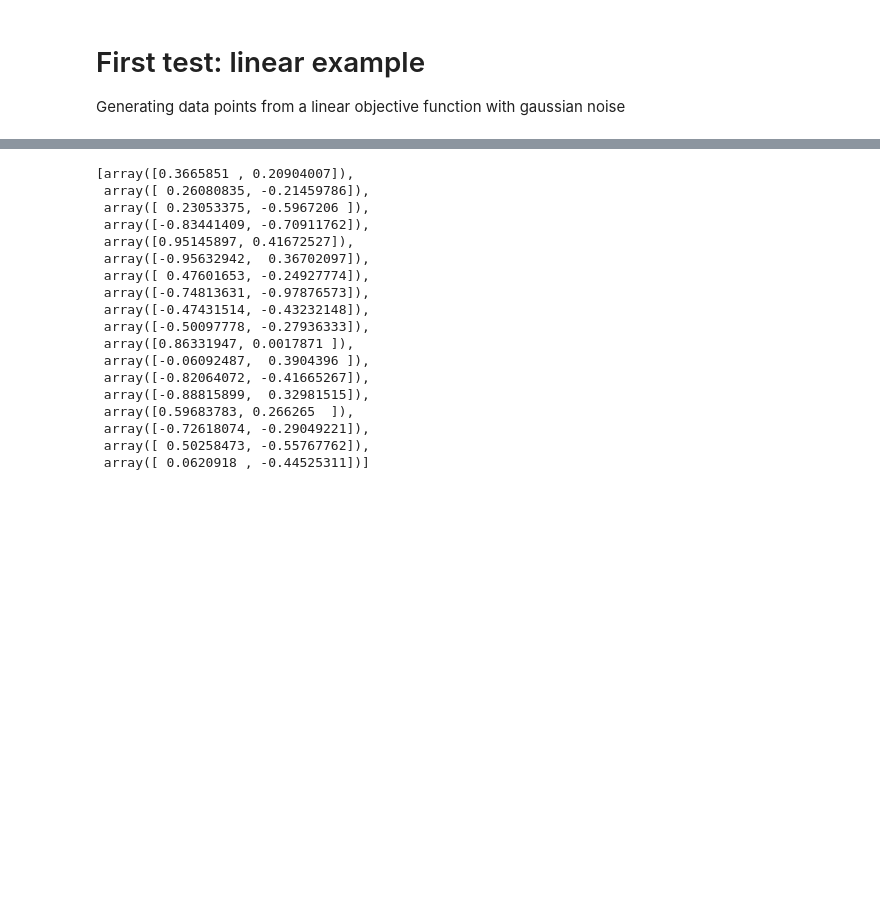
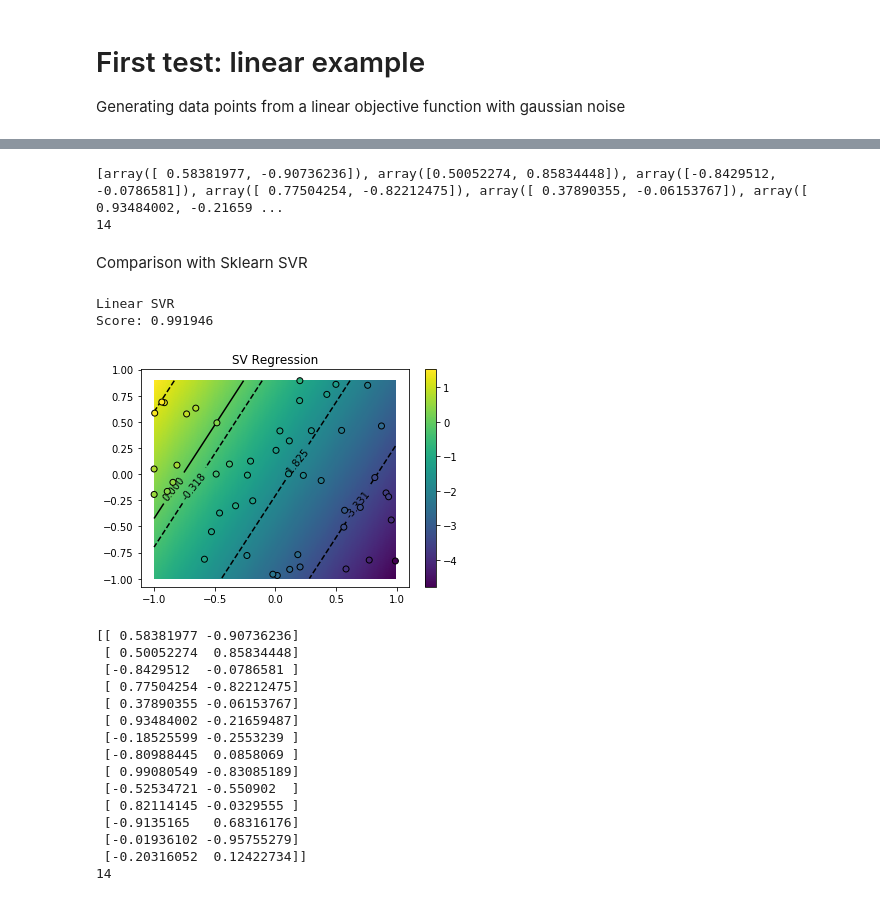
Before and after one commit to Scienziatopazzo/svm-thesis, a Jupyter notebook: experiments/Custom-SVR-Tests.ipynb, the cells around one changed output, grey strips where cells are left out. Cells and saved outputs as stored; diff of their text form; code cells hidden in the pictures; blank space fills up the shorter version.

```diff
--- a/experiments/Custom-SVR-Tests.ipynb
+++ b/experiments/Custom-SVR-Tests.ipynb
@@ -82,24 +70,52 @@ Score: -4.249655
-# %%
-svr_lin.sv
-# %% [output]
-[array([0.3665851 , 0.20904007]),
- array([ 0.26080835, -0.21459786]),
- array([ 0.23053375, -0.5967206 ]),
- array([-0.83441409, -0.70911762]),
- array([0.95145897, 0.41672527]),
- array([-0.95632942,  0.36702097]),
- array([ 0.47601653, -0.24927774]),
- array([-0.74813631, -0.97876573]),
- array([-0.47431514, -0.43232148]),
- array([-0.50097778, -0.27936333]),
- array([0.86331947, 0.0017871 ]),
- array([-0.06092487,  0.3904396 ]),
- array([-0.82064072, -0.41665267]),
- array([-0.88815899,  0.32981515]),
- array([0.59683783, 0.266265  ]),
- array([-0.72618074, -0.29049221]),
- array([ 0.50258473, -0.55767762]),
- array([ 0.0620918 , -0.44525311])]
+# %%
+print(svr_lin.sv)
+print(len(svr_lin.sv))
+# %% [output]
+[array([ 0.58381977, -0.90736236]), array([0.50052274, 0.85834448]), array([-0.8429512, -0.0786581]), array([ 0.77504254, -0.82212475]), array([ 0.37890355, -0.06153767]), array([ 0.93484002, -0.21659 ...
+14
+# %% [markdown]
+Comparison with Sklearn SVR
+# %%
+print("Linear SVR")
+svr_lin = svm.SVR(C=1.0, epsilon=0.1, kernel='linear')
+svr_lin.fit(X_Train,y_Train)
+print("Score: %f" % svr_lin.score(X_Test,y_Test))
+
+plt.scatter(X[:, 0], X[:, 1], c=y, zorder=10, edgecolor='k')
+plt.axis('tight')
+
+Ylsvr = svr_lin.predict(np.c_[X1.ravel(), X2.ravel()]).reshape(X1.shape)
+meshlsvr = plt.pcolormesh(X1, X2, Ylsvr)
+conlsvr = plt.contour(X1, X2, Ylsvr, colors=['k']*10, linestyles=['--']*10, levels=np.linspace(y.min(), y.max(), num=5))
+plt.clabel(conlsvr, inline=1, fontsize=10)
+zeroclsvr = plt.contour(X1, X2, Ylsvr, colors=['k'], linestyles=['-'], levels=[0])
+plt.clabel(zeroclsvr, inline=1, fontsize=10)
+plt.colorbar(meshlsvr, extendfrac='auto')
+
+plt.title("SV Regression")
+plt.show()
+
+print(svr_lin.support_vectors_)
+print(len(svr_lin.support_vectors_))
+# %% [output]
+Linear SVR
+Score: 0.991946
+[figure, added]
+[[ 0.58381977 -0.90736236]
+ [ 0.50052274  0.85834448]
+ [-0.8429512  -0.0786581 ]
+ [ 0.77504254 -0.82212475]
+ [ 0.37890355 -0.06153767]
+ [ 0.93484002 -0.21659487]
+ [-0.18525599 -0.2553239 ]
+ [-0.80988445  0.0858069 ]
+ [ 0.99080549 -0.83085189]
+ [-0.52534721 -0.550902  ]
+ [ 0.82114145 -0.0329555 ]
+ [-0.9135165   0.68316176]
+ [-0.01936102 -0.95755279]
+ [-0.20316052  0.12422734]]
+14
 # %%
 print("SVR with grid search model selection\n")
 
```
Also changed, not shown: parts of 4 cells of this notebook, 2 other files.
